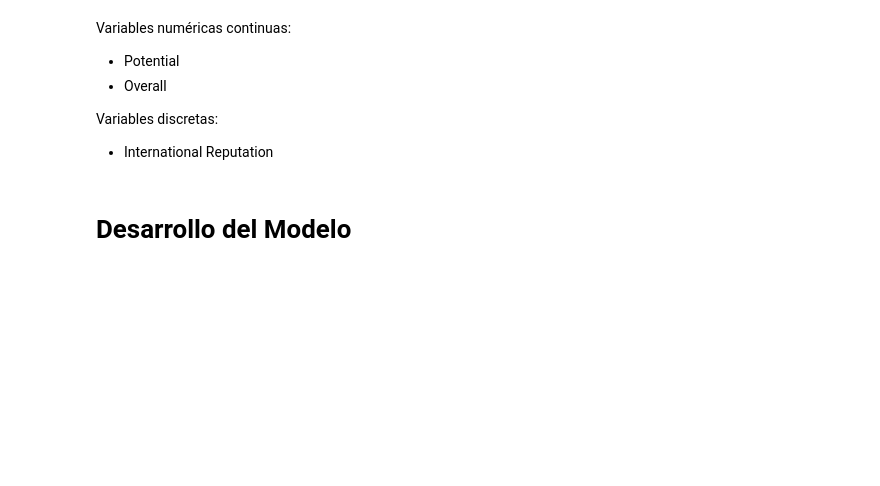
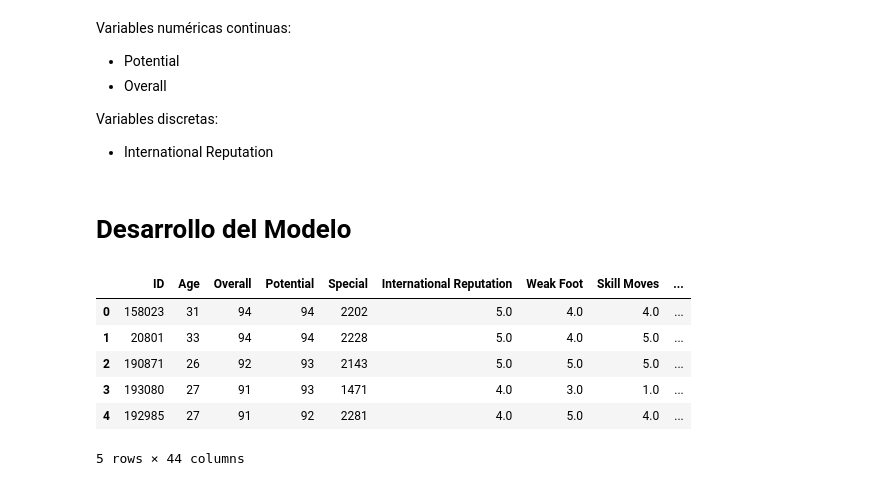
Before and after one commit to KenderWebos/python-data-science, a Jupyter notebook: tarea_4/Main/tarea4-fifa.ipynb, the cells around one changed output. Drawn from its saved outputs; the diff is of its cells as text; code cells hidden in the pictures; blank space fills up the shorter version.

```diff
--- a/tarea_4/Main/tarea4-fifa.ipynb
+++ b/tarea_4/Main/tarea4-fifa.ipynb
@@ -138,3 +138,15 @@ Variables discretas:
 - International Reputation
 # %% [markdown]
 # Desarrollo del Modelo
+# %%
+df_var_numericas = df._get_numeric_data()
+df_var_numericas = df_var_numericas.drop(['Unnamed: 0'], axis=1)
+df_var_numericas.head()
+# %% [output]
+|  | ID | Age | Overall | Potential | Special | International Reputation | Weak Foot | Skill Moves | ... |
+| 0 | 158023 | 31 | 94 | 94 | 2202 | 5.0 | 4.0 | 4.0 | ... |
+| 1 | 20801 | 33 | 94 | 94 | 2228 | 5.0 | 4.0 | 5.0 | ... |
+| 2 | 190871 | 26 | 92 | 93 | 2143 | 5.0 | 5.0 | 5.0 | ... |
+| 3 | 193080 | 27 | 91 | 93 | 1471 | 4.0 | 3.0 | 1.0 | ... |
+| 4 | 192985 | 27 | 91 | 92 | 2281 | 4.0 | 5.0 | 4.0 | ... |
+5 rows × 44 columns
```
Also changed, not shown: parts of 43 cells of this notebook.
